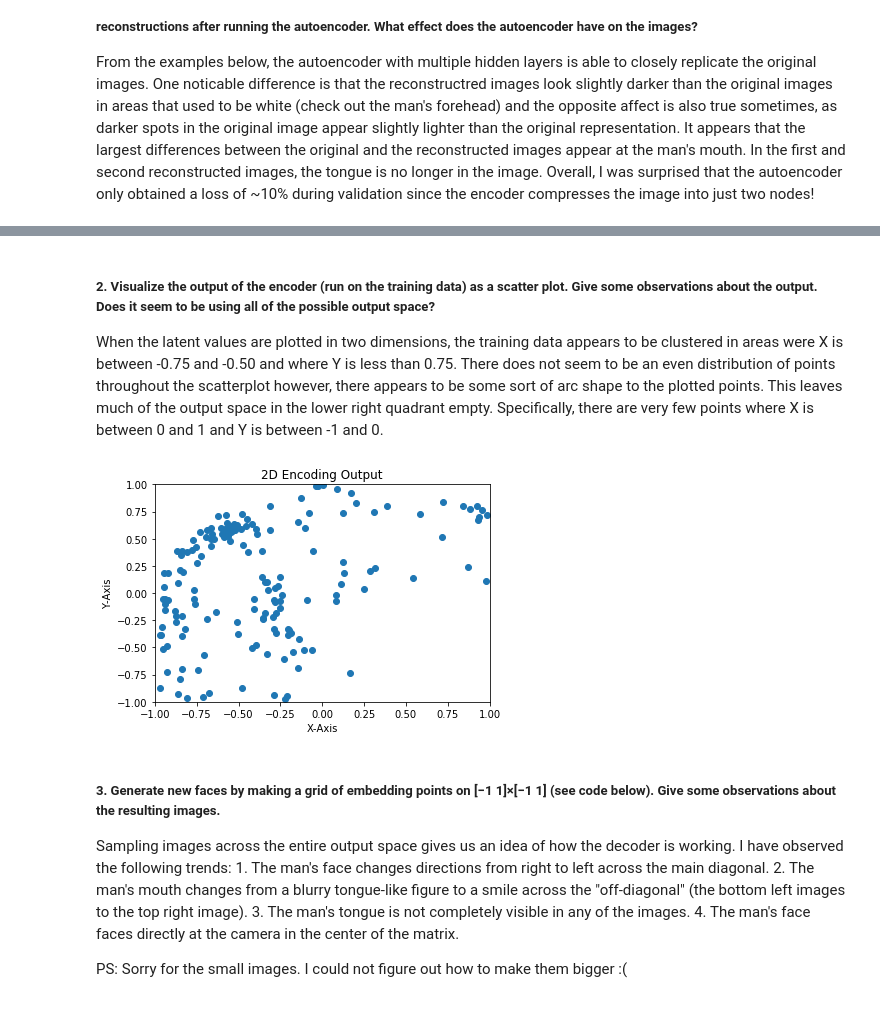
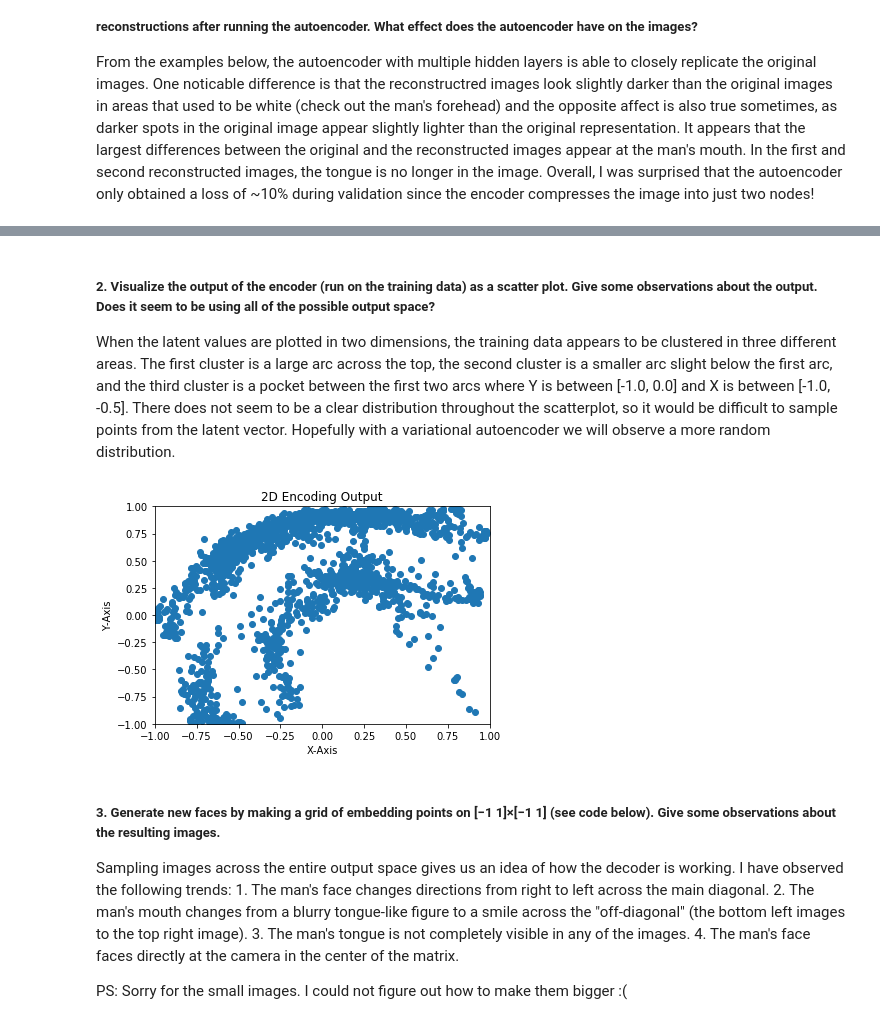
Before and after one commit to ericlabouve/csc566-DeepLearning, a Jupyter notebook: hw3/undercomplete_autoencoder.ipynb, the cells around one changed output, grey strips where cells are left out. Drawn from its saved outputs; the diff is of its cells as text; code cells hidden in the pictures.

```diff
--- a/hw3/undercomplete_autoencoder.ipynb
+++ b/hw3/undercomplete_autoencoder.ipynb
@@ -213,20 +210,20 @@ Row 2 = Reconstructed Images
 # %% [markdown]
 ##### 2. Visualize the output of the encoder (run on the training data) as a scatter plot. Give some observations about the output. Does it seem to be using all of the possible output space?
 
-When the latent values are plotted in two dimensions, the training data appears to be clustered in areas were X is between -0.75 and -0.50 and where Y is less than 0.75. There does not seem to be an even distribution of points throughout the scatterplot however, there appears to be some sort of arc shape to the plotted points. This leaves much of the output space in the lower right quadrant empty. Specifically, there are very few points where X is between 0 and 1 and Y is between -1 and 0.
+When the latent values are plotted in two dimensions, the training data appears to be clustered in three different areas. The first cluster is a large arc across the top, the second cluster is a smaller arc slight below the first arc, and the third cluster is a pocket between the first two arcs where Y is between [-1.0, 0.0] and X is between [-1.0, -0.5]. There does not seem to be a clear distribution throughout the scatterplot, so it would be difficult to sample points from the latent vector. Hopefully with a variational autoencoder we will observe a more random distribution.
 # %%
-images_out = encoder_model.predict(x_test)
+images_out = encoder_model.predict(x_train)
 x = [x[0] for x in images_out]
 y = [x[1] for x in images_out]
 plt.scatter(x, y)
 plt.xlabel("X-Axis")
 plt.ylabel("Y-Axis")
 plt.title("2D Encoding Output")
 plt.ylim(-1,1)
 plt.xlim(-1,1)
 plt.show()
 # %% [output]
-[figure, old version]
+[figure, new version]
 # %% [markdown]
 ##### 3. Generate new faces by making a grid of embedding points on  [−1 1]×[−1 1]  (see code below). Give some observations about the resulting images.
 
```
Also changed, not shown: parts of 13 cells of this notebook, 16 other files.
